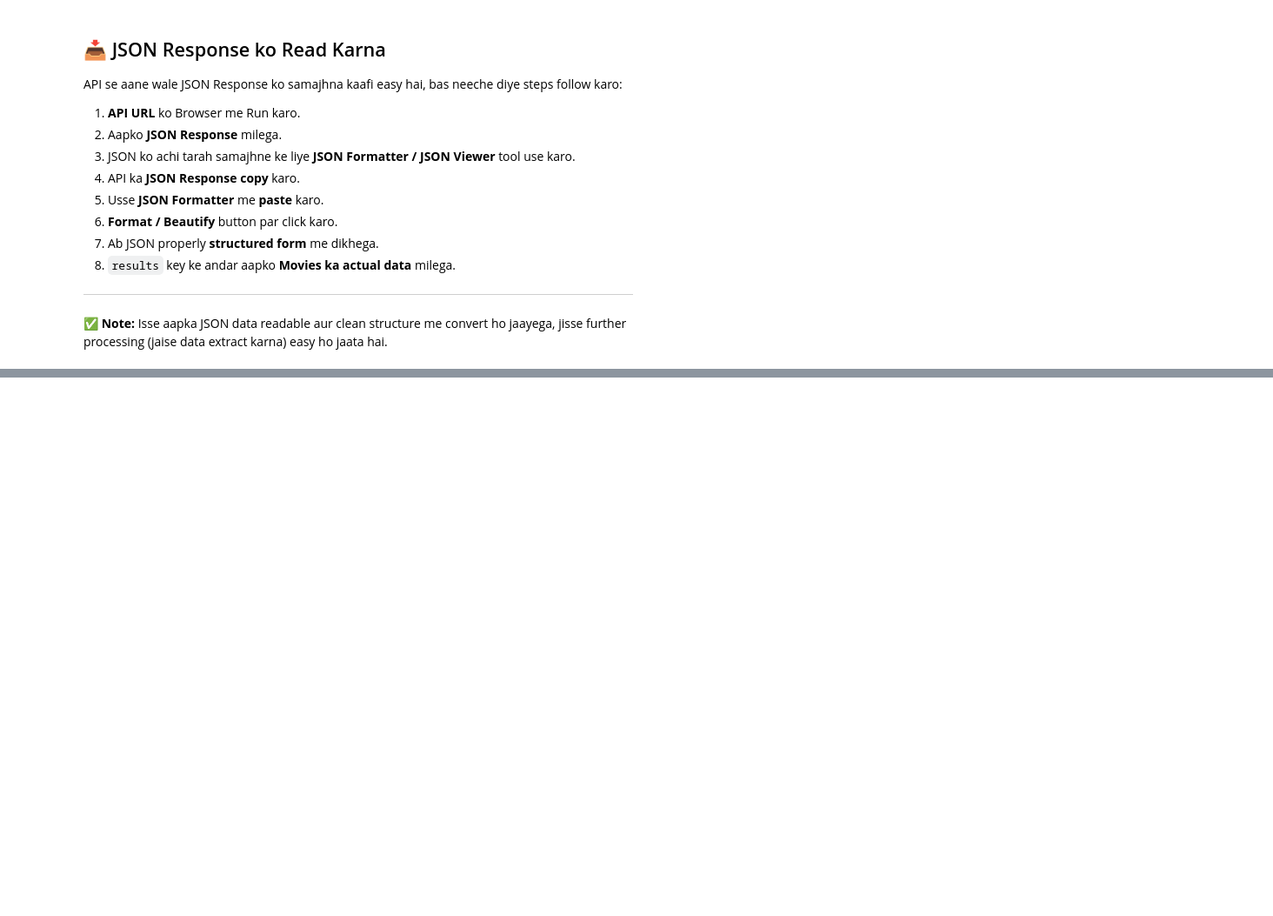
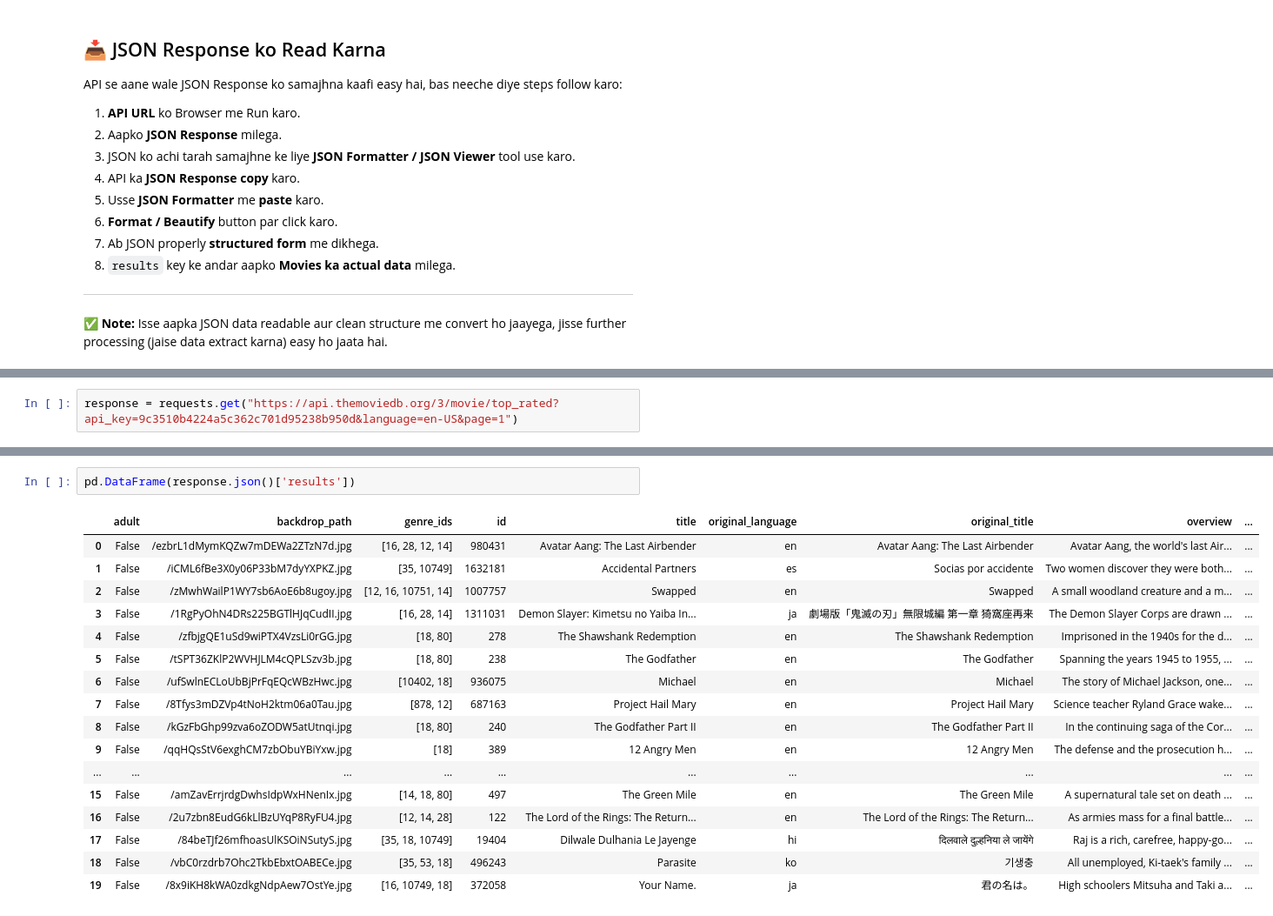
Before and after one commit to hanuman-kshitij1001/My-AIML-Journey, a Jupyter notebook: 10_Machine-Learing/17_Fetching_Data_From_an_API.ipynb, the cells around one changed output, grey strips where cells are left out. Shown at 87% size. Saved outputs shown, nothing was run; the diff lists cells and outputs as text; blank space fills up the shorter version.

Commit message:
Complete fetching data from:

```diff
--- a/10_Machine-Learing/17_Fetching_Data_From_an_API.ipynb
+++ b/10_Machine-Learing/17_Fetching_Data_From_an_API.ipynb
@@ -211,0 +280,2 @@ API se aane wale JSON Response ko samajhna kaafi easy hai, bas neeche diye steps
+# %%
+response = requests.get("https://api.themoviedb.org/3/movie/top_rated?api_key=9c3510b4224a5c362c701d95238b950d&language=en-US&page=1")
@@ -211,0 +394,20 @@ API se aane wale JSON Response ko samajhna kaafi easy hai, bas neeche diye steps
+# %%
+pd.DataFrame(response.json()['results'])
+# %% [output]
+|  | adult | backdrop_path | genre_ids | id | title | original_language | original_title | overview | ... |
+| 0 | False | /ezbrL1dMymKQZw7mDEWa2ZTzN7d.jpg | [16, 28, 12, 14] | 980431 | Avatar Aang: The Last Airbender | en | Avatar Aang: The Last Airbender | Avatar Aang, the world's last Air... | ... |
+| 1 | False | /iCML6fBe3X0y06P33bM7dyYXPKZ.jpg | [35, 10749] | 1632181 | Accidental Partners | es | Socias por accidente | Two women discover they were both... | ... |
+| 2 | False | /zMwhWailP1WY7sb6AoE6b8ugoy.jpg | [12, 16, 10751, 14] | 1007757 | Swapped | en | Swapped | A small woodland creature and a m... | ... |
+| 3 | False | /1RgPyOhN4DRs225BGTlHJqCudII.jpg | [16, 28, 14] | 1311031 | Demon Slayer: Kimetsu no Yaiba In... | ja | 劇場版「鬼滅の刃」無限城編 第一章 猗窩座再来 | The Demon Slayer Corps are drawn ... | ... |
+| 4 | False | /zfbjgQE1uSd9wiPTX4VzsLi0rGG.jpg | [18, 80] | 278 | The Shawshank Redemption | en | The Shawshank Redemption | Imprisoned in the 1940s for the d... | ... |
+| 5 | False | /tSPT36ZKlP2WVHJLM4cQPLSzv3b.jpg | [18, 80] | 238 | The Godfather | en | The Godfather | Spanning the years 1945 to 1955, ... | ... |
+| 6 | False | /ufSwlnECLoUbBjPrFqEQcWBzHwc.jpg | [10402, 18] | 936075 | Michael | en | Michael | The story of Michael Jackson, one... | ... |
+| 7 | False | /8Tfys3mDZVp4tNoH2ktm06a0Tau.jpg | [878, 12] | 687163 | Project Hail Mary | en | Project Hail Mary | Science teacher Ryland Grace wake... | ... |
+| 8 | False | /kGzFbGhp99zva6oZODW5atUtnqi.jpg | [18, 80] | 240 | The Godfather Part II | en | The Godfather Part II | In the continuing saga of the Cor... | ... |
+| 9 | False | /qqHQsStV6exghCM7zbObuYBiYxw.jpg | [18] | 389 | 12 Angry Men | en | 12 Angry Men | The defense and the prosecution h... | ... |
+| ... | ... | ... | ... | ... | ... | ... | ... | ... | ... |
+| 15 | False | /amZavErrjrdgDwhsIdpWxHNenIx.jpg | [14, 18, 80] | 497 | The Green Mile | en | The Green Mile | A supernatural tale set on death ... | ... |
+| 16 | False | /2u7zbn8EudG6kLlBzUYqP8RyFU4.jpg | [12, 14, 28] | 122 | The Lord of the Rings: The Return... | en | The Lord of the Rings: The Return... | As armies mass for a final battle... | ... |
+| 17 | False | /84beTJf26mfhoasUlKSOiNSutyS.jpg | [35, 18, 10749] | 19404 | Dilwale Dulhania Le Jayenge | hi | दिलवाले दुल्हनिया ले जायेंगे | Raj is a rich, carefree, happy-go... | ... |
+| 18 | False | /vbC0rzdrb7Ohc2TkbEbxtOABECe.jpg | [35, 53, 18] | 496243 | Parasite | ko | 기생충 | All unemployed, Ki-taek's family ... | ... |
+| 19 | False | /8x9iKH8kWA0zdkgNdpAew7OstYe.jpg | [16, 10749, 18] | 372058 | Your Name. | ja | 君の名は。 | High schoolers Mitsuha and Taki a... | ... |
```
Also changed, not shown: parts of 17 cells of this notebook.
